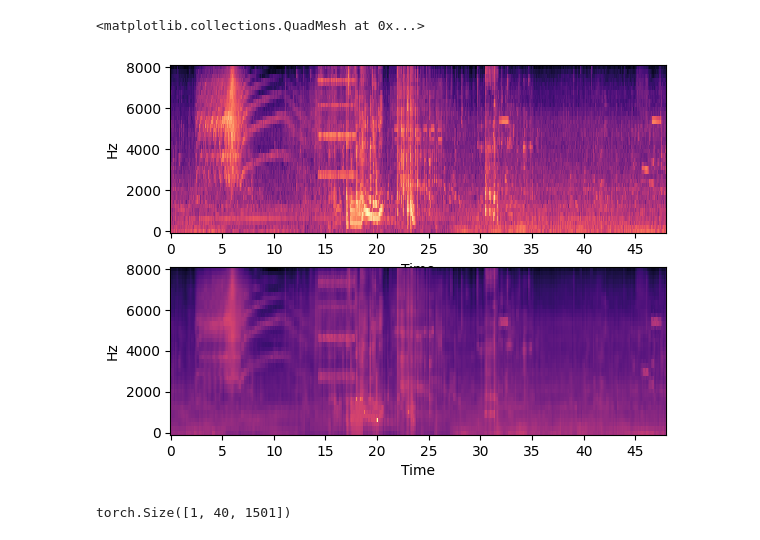
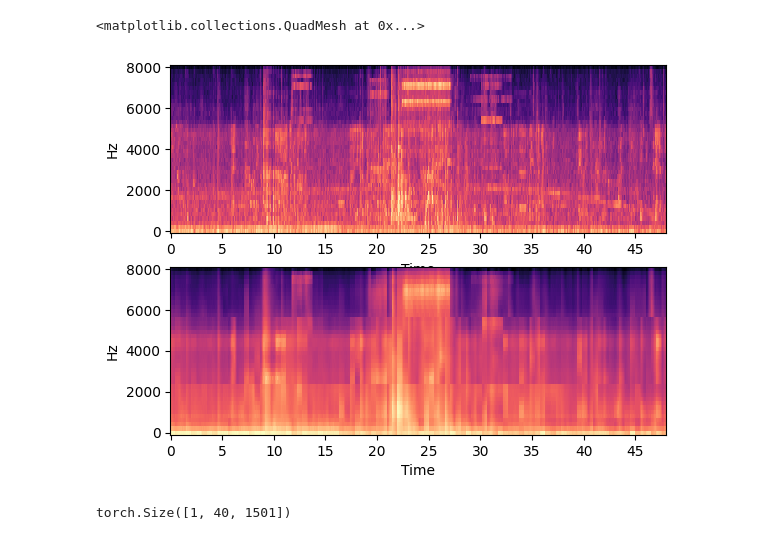
Before and after one commit to darshitttt/ASC_AED_JoinTask, a Jupyter notebook: model_training/AE_training.ipynb, the cells around one changed output. Cells and saved outputs as stored; diff of their text form; code cells hidden in the pictures.

```diff
--- a/model_training/AE_training.ipynb
+++ b/model_training/AE_training.ipynb
@@ -80,22 +114,22 @@ Epoch [30], Loss: 2.2912
 # %%
 import librosa
 import matplotlib.pyplot as plt
 
 #rand = torch.rand([1,40,1501])
-rand_aud = audio_utils.load_audio(os.path.join(AUD_DIR, scrapper_df['audio_fileNames'][96]))
+rand_aud = audio_utils.load_audio(os.path.join(AUD_DIR, scrapper_df['audio_fileNames'][169]))
 rand = audio_utils.get_log_melSpectrogram(rand_aud)
 
 model = model.cpu()
 with torch.inference_mode():
     out = model(rand)
 
 plt.subplot(2,1,1)
 librosa.display.specshow(rand.squeeze().numpy(), x_axis='time', y_axis='linear', sr=16000)
 plt.subplot(2,1,2)
 librosa.display.specshow(out.squeeze().numpy(), x_axis='time', y_axis='linear', sr=16000)
 # %% [output]
 <matplotlib.collections.QuadMesh at 0x...>
-[figure, old version]
+[figure, new version]
 # %%
 import torchaudio
 sam_file = os.path.join(AUD_DIR, scrapper_df['audio_fileNames'][0])
```
Also changed, not shown: parts of 2 cells of this notebook, 1 other file.
